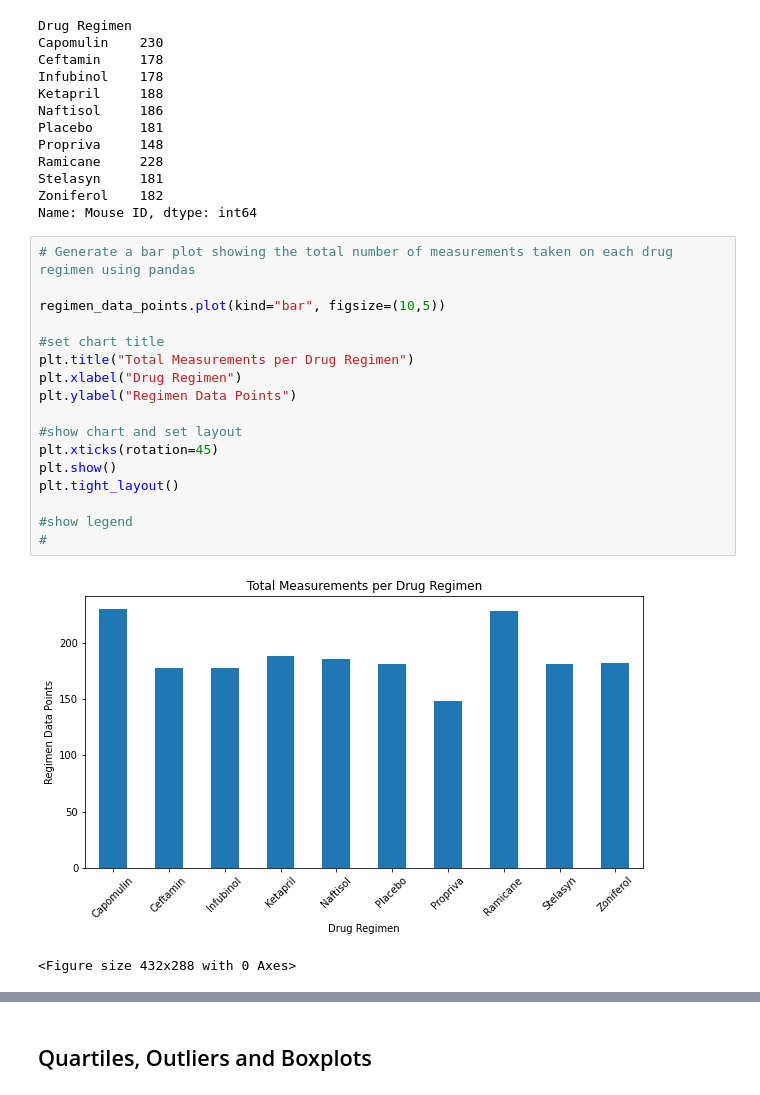
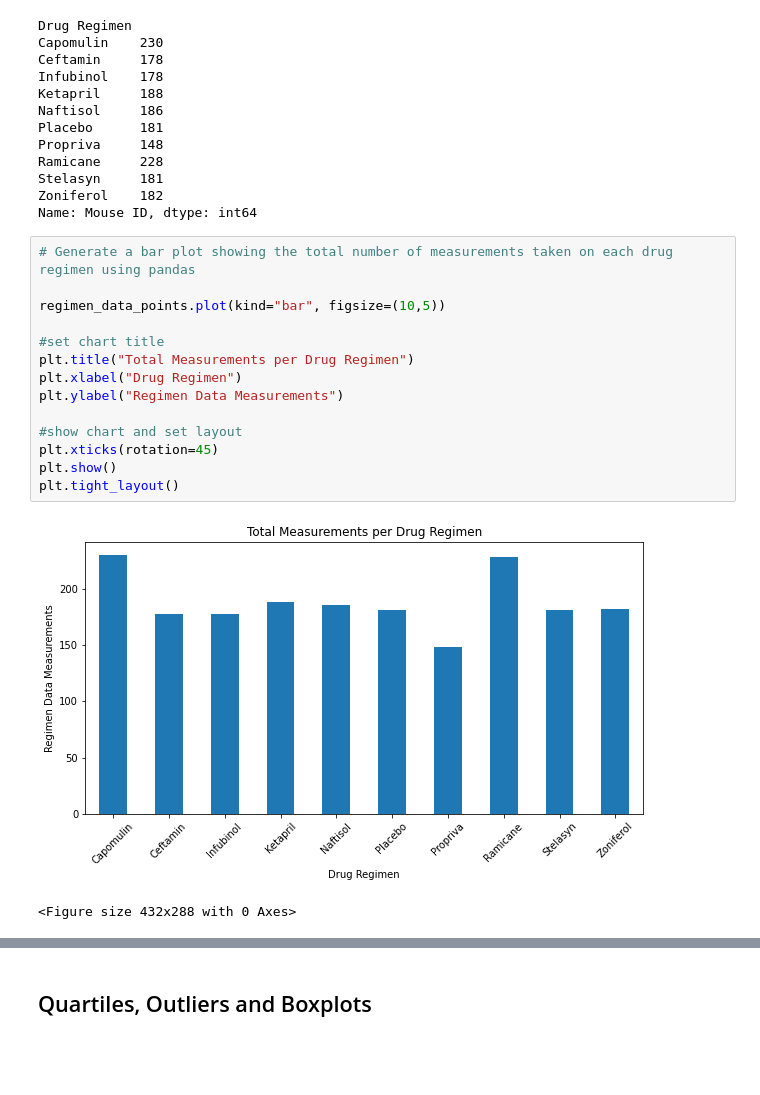
Before and after one commit to Jesskhunter/Matplotlib-Challenge, a Jupyter notebook: Pymaceuticals/pymaceuticals_starter.ipynb, the cells around one changed output, grey strips where cells are left out. Saved outputs shown, nothing was run; the diff lists cells and outputs as text; blank space fills up the shorter version.

```diff
--- a/Pymaceuticals/pymaceuticals_starter.ipynb
+++ b/Pymaceuticals/pymaceuticals_starter.ipynb
@@ -232,22 +232,19 @@ Name: Mouse ID, dtype: int64
 # %%
 # Generate a bar plot showing the total number of measurements taken on each drug regimen using pandas
 
 regimen_data_points.plot(kind="bar", figsize=(10,5))
 
 #set chart title
 plt.title("Total Measurements per Drug Regimen")
 plt.xlabel("Drug Regimen")
-plt.ylabel("Regimen Data Points")
+plt.ylabel("Regimen Data Measurements")
 
 #show chart and set layout
 plt.xticks(rotation=45)
 plt.show()
 plt.tight_layout()
-
-#show legend
-#
 # %% [output]
-[figure, old version]
+[figure, new version]
 <Figure size 432x288 with 0 Axes>
 # %%
 # Generate a bar plot showing the total number of measurements taken on each drug regimen using pyplot
```
Also changed, not shown: parts of 13 cells of this notebook.
